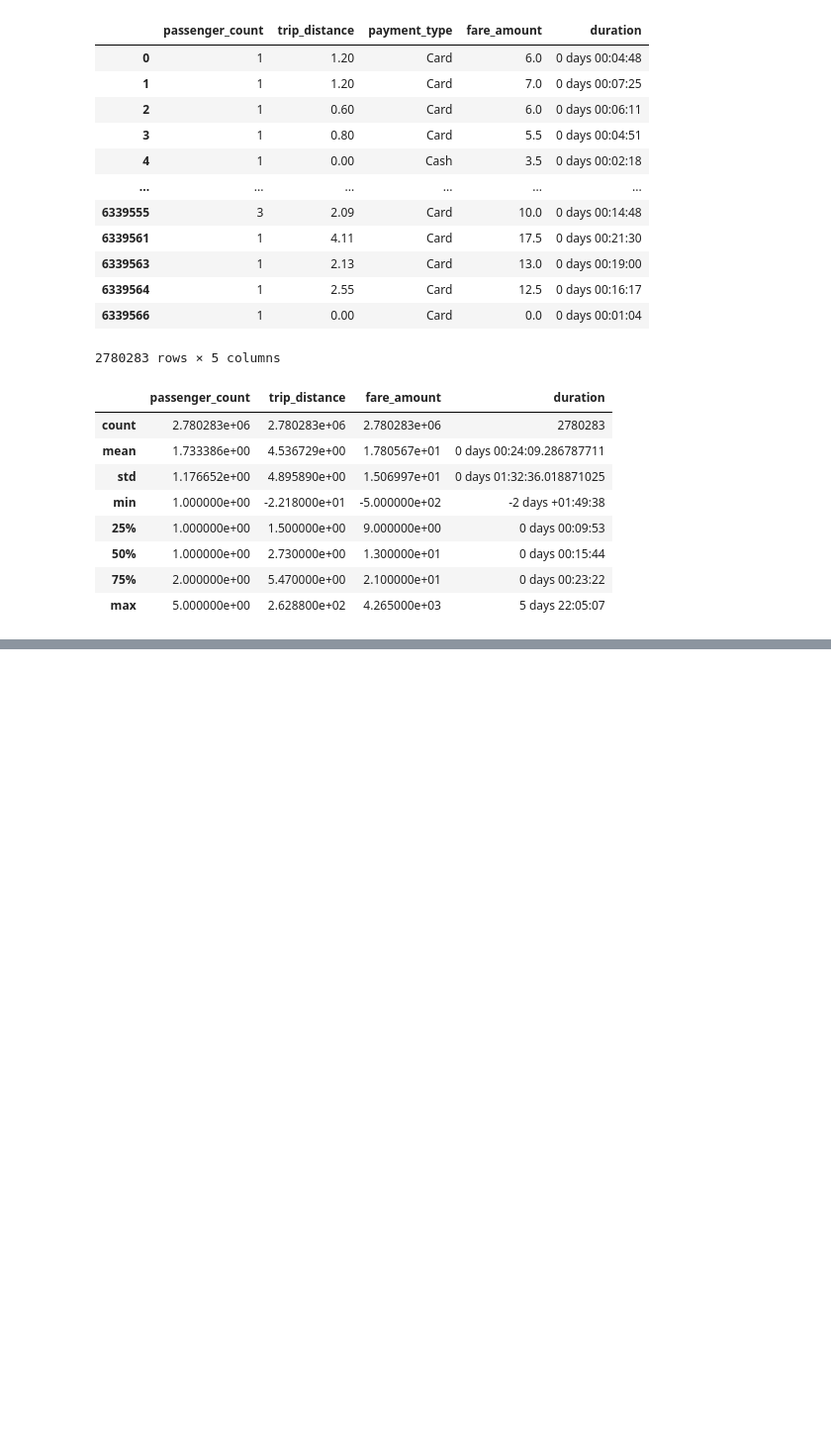
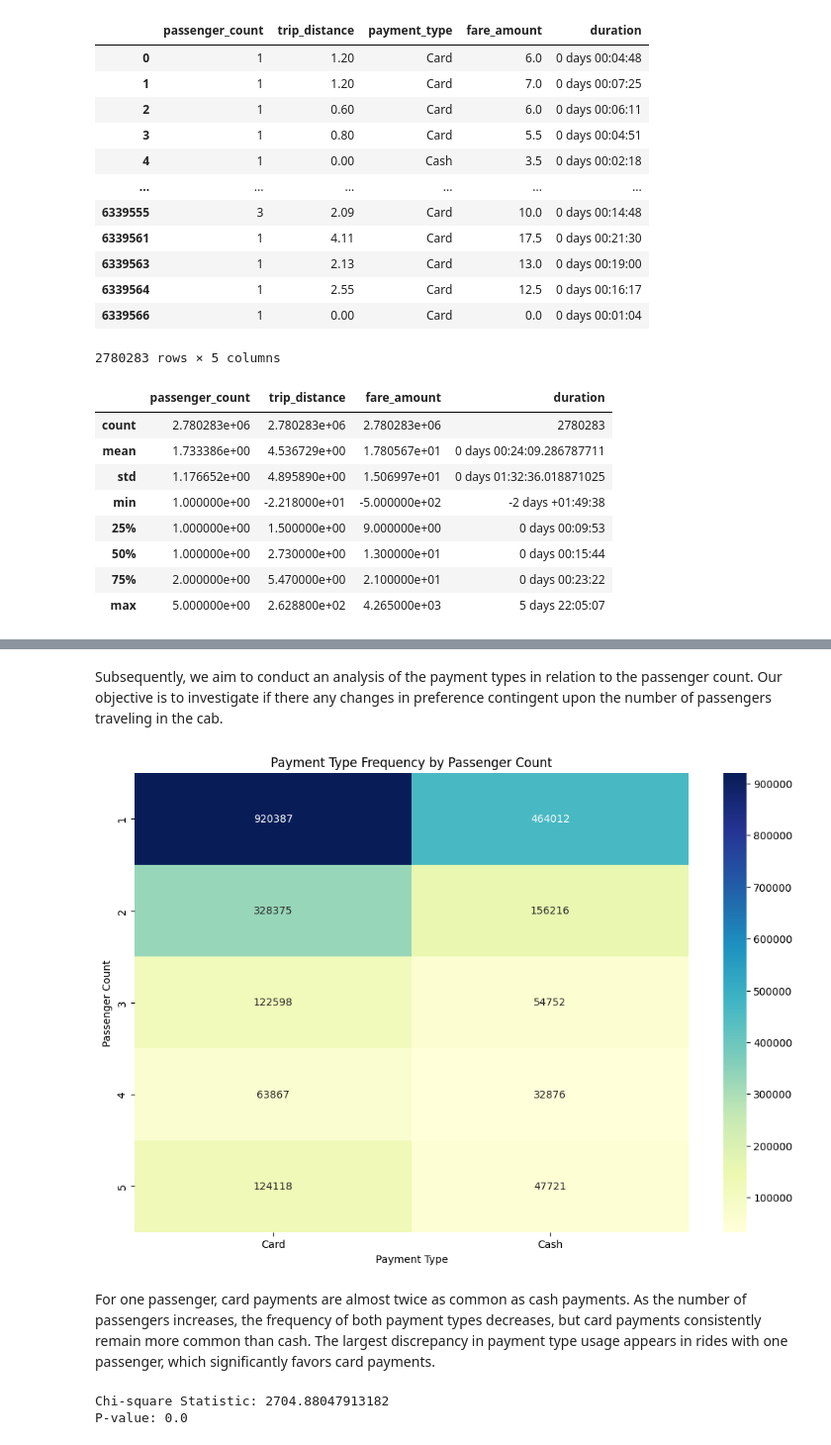
Before and after one commit to WenfongWW/Portfolio_Project, a Jupyter notebook: Data Analysis/Statistics Project/NYC Yellow Taxi/Nyc_taxi_analysis.ipynb, the cells around one changed output, grey strips where cells are left out. Shown at 99% size. Cells and saved outputs as stored; diff of their text form; code cells hidden in the pictures; blank space fills up the shorter version.

```diff
--- a/Data Analysis/Statistics Project/NYC Yellow Taxi/Nyc_taxi_analysis.ipynb
+++ b/Data Analysis/Statistics Project/NYC Yellow Taxi/Nyc_taxi_analysis.ipynb
@@ -373,0 +421,27 @@ plt.show()
+# %% [markdown]
+Subsequently, we aim to conduct an analysis of the payment types in relation to the passenger count. Our objective is to investigate if there any changes in preference contingent upon the number of passengers traveling in the cab.
+# %%
+payment_passenger_ct = pd.crosstab(df['passenger_count'], df['payment_type'])
+
+plt.figure(figsize=(12, 8))
+sns.heatmap(payment_passenger_ct, annot=True, cmap="YlGnBu", fmt='d')
+plt.title('Payment Type Frequency by Passenger Count')
+plt.xlabel('Payment Type')
+plt.ylabel('Passenger Count')
+plt.show()
+# %% [output]
+[figure, added]
+# %% [markdown]
+For one passenger, card payments are almost twice as common as cash payments.
+As the number of passengers increases, the frequency of both payment types decreases, but card payments consistently remain more common than cash.
+The largest discrepancy in payment type usage appears in rides with one passenger, which significantly favors card payments.
+# %%
+crosstab = pd.crosstab(df['passenger_count'], df['payment_type'])
+
+chi2, p_value, dof, expected = chi2_contingency(crosstab)
+
+print("Chi-square Statistic:", chi2)
+print("P-value:", p_value)
+# %% [output]
+Chi-square Statistic: 2704.88047913182
+P-value: 0.0
```
Also changed, not shown: parts of 39 cells of this notebook.
